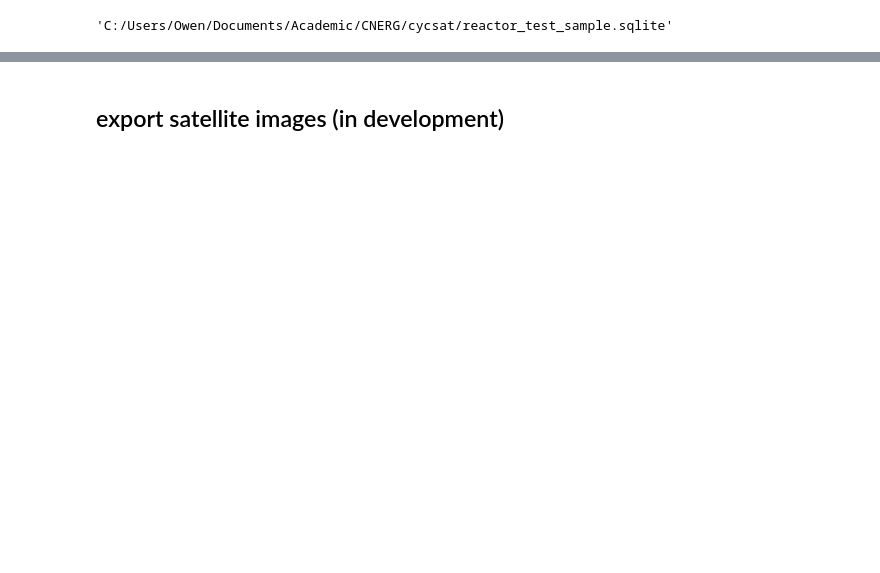
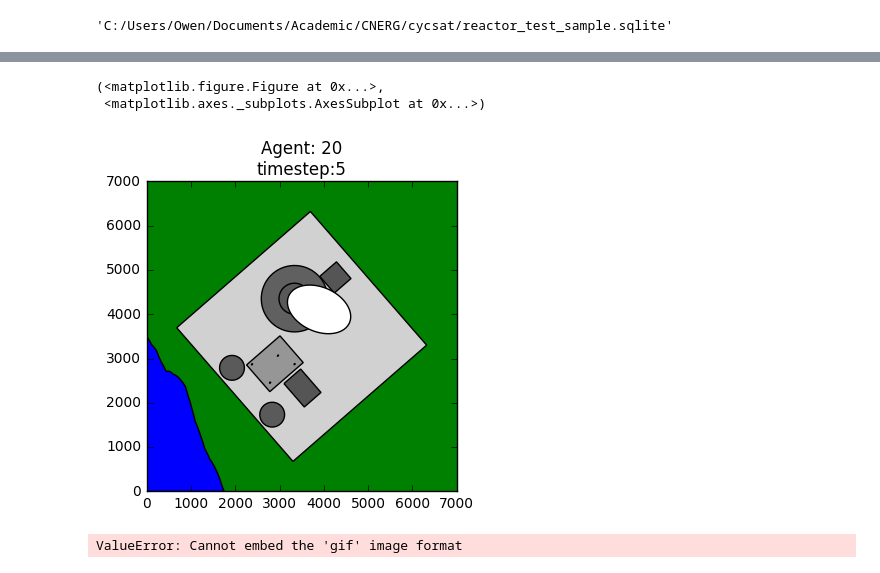
Before and after one commit to CNERG/cycsat, a Jupyter notebook: demo.ipynb, the cells around one changed output, grey strips where cells are left out. Drawn from its saved outputs; the diff is of its cells as text; code cells hidden in the pictures; blank space fills up the shorter version.

```diff
--- a/demo.ipynb
+++ b/demo.ipynb
@@ -60,2 +79,7 @@ sim.simulate(1)
-# %% [markdown]
-## export satellite images (in development)
+# %%
+# plot at a timestep
+sim.plot('id == 4',timestep=5)
+# %% [output]
+(<matplotlib.figure.Figure at 0x...>,
+ <matplotlib.axes._subplots.AxesSubplot at 0x...>)
+[figure, added]
@@ -61,0 +88,5 @@ sim.simulate(1)
+# %%
+from IPython.display import Image
+Image(filename='example.gif')
+# %% [output]
+ValueError: Cannot embed the 'gif' image format
```
Also changed, not shown: parts of 16 cells of this notebook, 1 other file.
